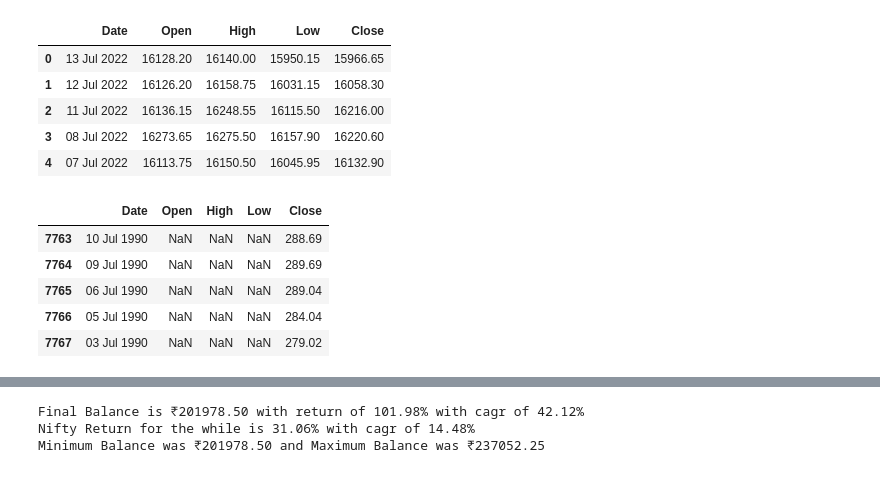
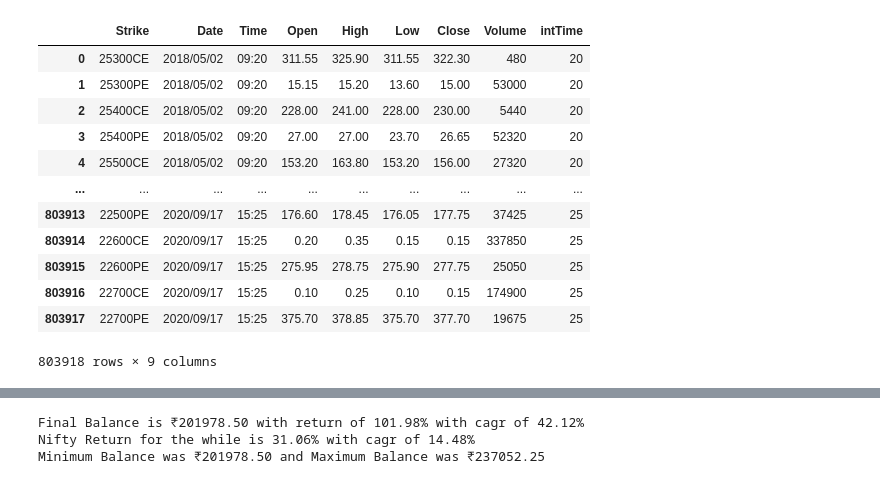
Before and after one commit to ProtoRao/trading, a Jupyter notebook: test code.ipynb, the cells around one changed output, grey strips where cells are left out. Drawn from its saved outputs; the diff is of its cells as text; code cells hidden in the pictures.

```diff
--- a/test code.ipynb
+++ b/test code.ipynb
@@ -12,18 +13,16 @@ nifty=pd.read_csv("NIFTY 50_Data.csv")
-# %%
-nifty.head()
-# %% [output]
-|  | Date | Open | High | Low | Close |
-| 0 | 13 Jul 2022 | 16128.20 | 16140.00 | 15950.15 | 15966.65 |
-| 1 | 12 Jul 2022 | 16126.20 | 16158.75 | 16031.15 | 16058.30 |
-| 2 | 11 Jul 2022 | 16136.15 | 16248.55 | 16115.50 | 16216.00 |
-| 3 | 08 Jul 2022 | 16273.65 | 16275.50 | 16157.90 | 16220.60 |
-| 4 | 07 Jul 2022 | 16113.75 | 16150.50 | 16045.95 | 16132.90 |
-# %%
-nifty.tail()
-# %% [output]
-|  | Date | Open | High | Low | Close |
-| 7763 | 10 Jul 1990 | NaN | NaN | NaN | 288.69 |
-| 7764 | 09 Jul 1990 | NaN | NaN | NaN | 289.69 |
-| 7765 | 06 Jul 1990 | NaN | NaN | NaN | 289.04 |
-| 7766 | 05 Jul 1990 | NaN | NaN | NaN | 284.04 |
-| 7767 | 03 Jul 1990 | NaN | NaN | NaN | 279.02 |
+# %%
+bnifty
+# %% [output]
+|  | Strike | Date | Time | Open | High | Low | Close | Volume | intTime |
+| 0 | 25300CE | 2018/05/02 | 09:20 | 311.55 | 325.90 | 311.55 | 322.30 | 480 | 20 |
+| 1 | 25300PE | 2018/05/02 | 09:20 | 15.15 | 15.20 | 13.60 | 15.00 | 53000 | 20 |
+| 2 | 25400CE | 2018/05/02 | 09:20 | 228.00 | 241.00 | 228.00 | 230.00 | 5440 | 20 |
+| 3 | 25400PE | 2018/05/02 | 09:20 | 27.00 | 27.00 | 23.70 | 26.65 | 52320 | 20 |
+| 4 | 25500CE | 2018/05/02 | 09:20 | 153.20 | 163.80 | 153.20 | 156.00 | 27320 | 20 |
+| ... | ... | ... | ... | ... | ... | ... | ... | ... | ... |
+| 803913 | 22500PE | 2020/09/17 | 15:25 | 176.60 | 178.45 | 176.05 | 177.75 | 37425 | 25 |
+| 803914 | 22600CE | 2020/09/17 | 15:25 | 0.20 | 0.35 | 0.15 | 0.15 | 337850 | 25 |
+| 803915 | 22600PE | 2020/09/17 | 15:25 | 275.95 | 278.75 | 275.90 | 277.75 | 25050 | 25 |
+| 803916 | 22700CE | 2020/09/17 | 15:25 | 0.10 | 0.25 | 0.10 | 0.15 | 174900 | 25 |
+| 803917 | 22700PE | 2020/09/17 | 15:25 | 375.70 | 378.85 | 375.70 | 377.70 | 19675 | 25 |
+803918 rows × 9 columns
```
Also changed, not shown: parts of 23 cells of this notebook.
